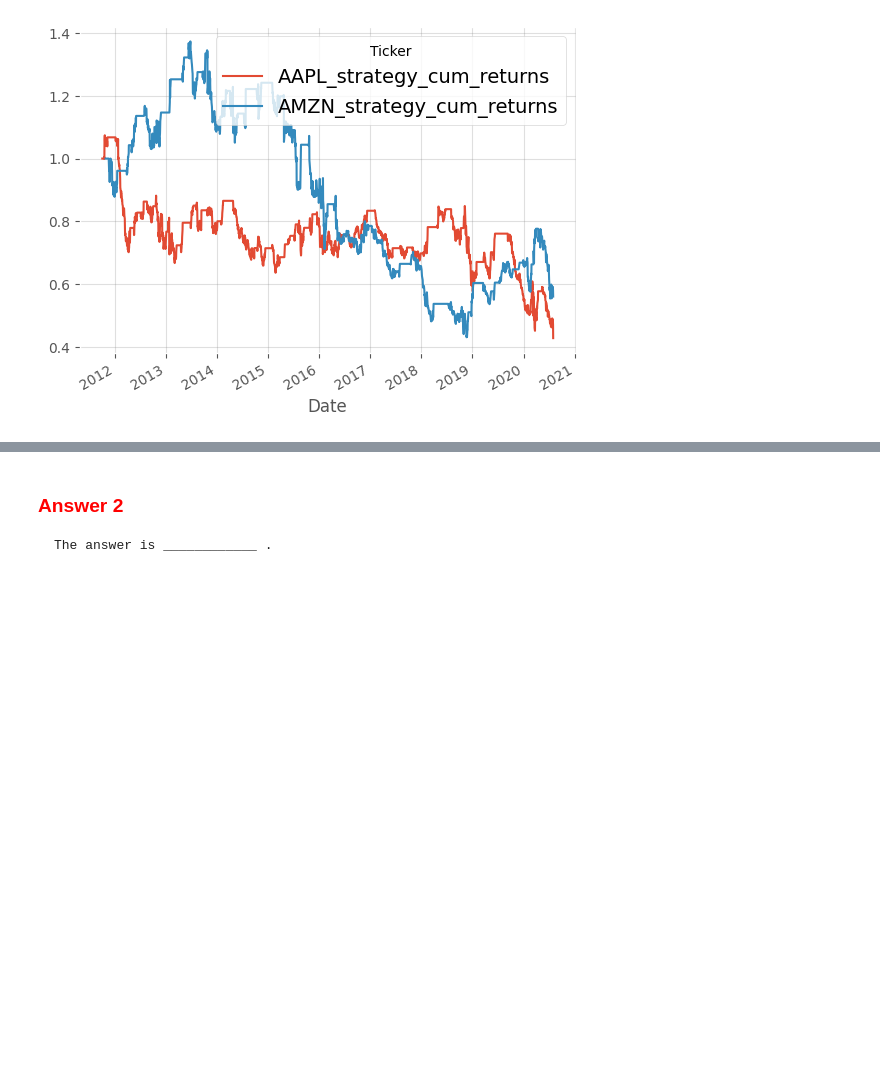
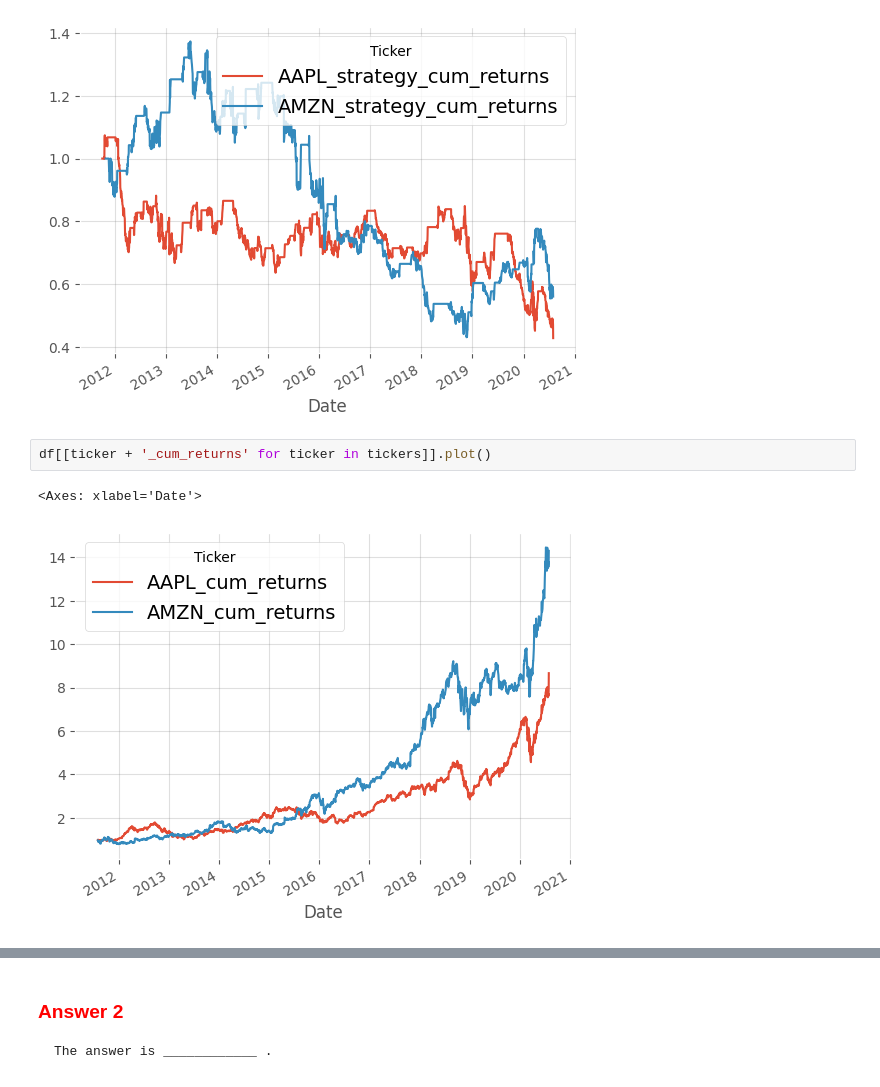
Before and after one commit to changjulian17/qf627, a Jupyter notebook: problem_set_6/QF627_Problem_Set_6.ipynb, the cells around one changed output, grey strips where cells are left out. Drawn from its saved outputs; the diff is of its cells as text; blank space fills up the shorter version.

```diff
--- a/problem_set_6/QF627_Problem_Set_6.ipynb
+++ b/problem_set_6/QF627_Problem_Set_6.ipynb
@@ -287,3 +287,8 @@ df[[ticker + '_strategy_cum_returns' for ticker in tickers]].plot()
 # %% [output]
 <Axes: xlabel='Date'>
 [figure]
+# %%
+df[[ticker + '_cum_returns' for ticker in tickers]].plot()
+# %% [output]
+<Axes: xlabel='Date'>
+[figure, added]
```
Also changed, not shown: parts of 15 cells of this notebook, 3 other files.
